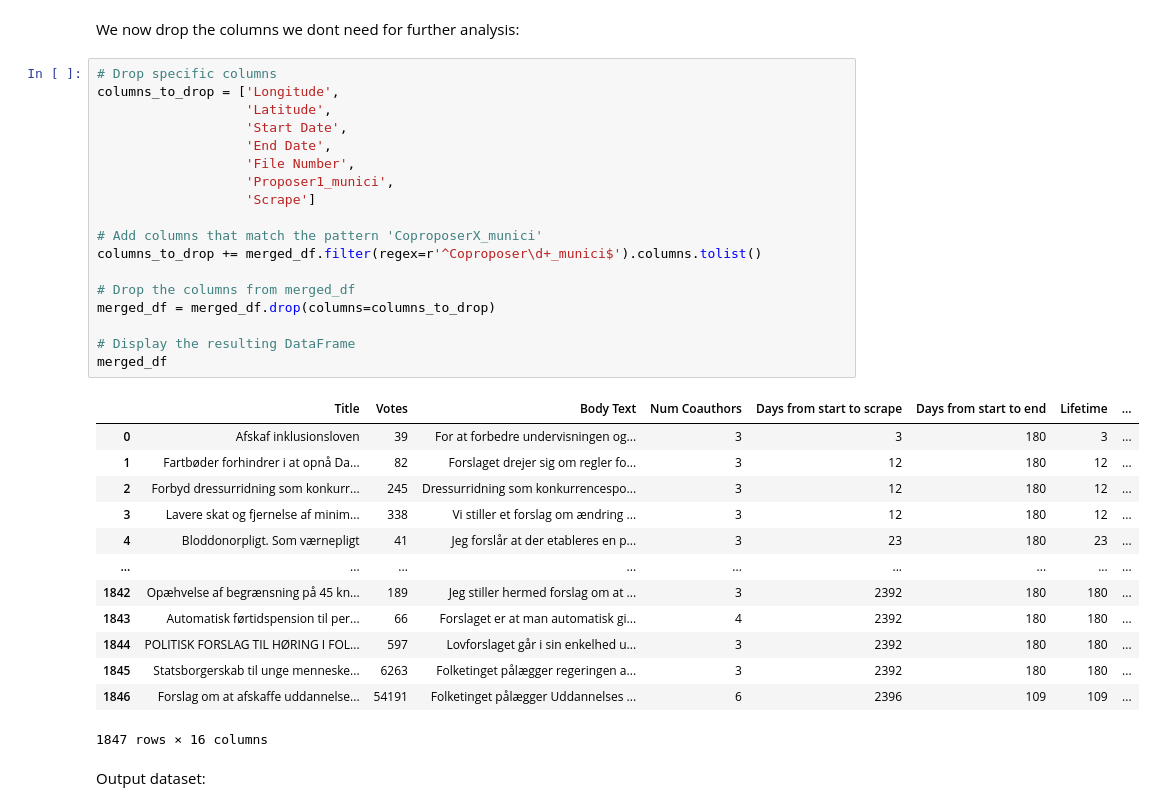
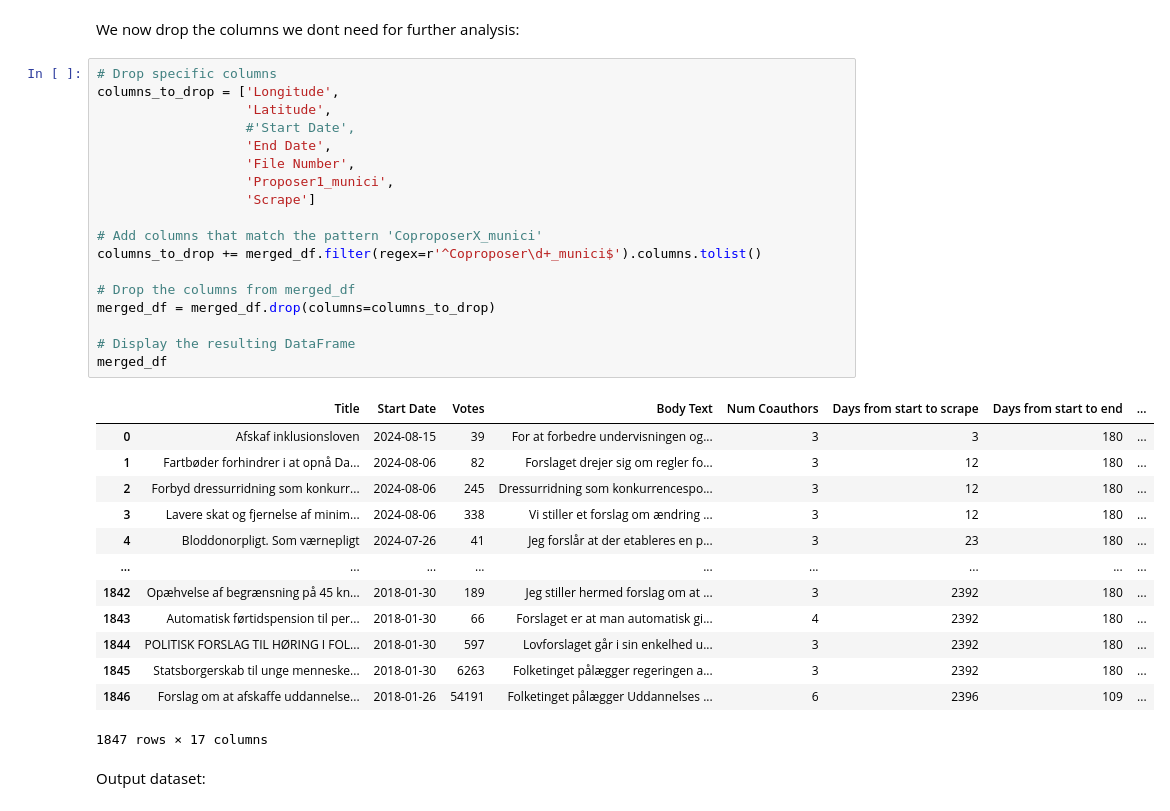
Before and after one commit to mcp656/ISDS-2024, a Jupyter notebook: Project/Borgerforslag 2 - Data.ipynb, the cells around one changed output. Drawn from its saved outputs; the diff is of its cells as text.

```diff
--- a/Project/Borgerforslag 2 - Data.ipynb
+++ b/Project/Borgerforslag 2 - Data.ipynb
@@ -697,35 +697,35 @@ We now drop the columns we dont need for further analysis:
 # %%
 # Drop specific columns
 columns_to_drop = ['Longitude',
                    'Latitude',
-                   'Start Date',
+                   #'Start Date',
                    'End Date',
                    'File Number',
                    'Proposer1_munici',
                    'Scrape']
 
 # Add columns that match the pattern 'CoproposerX_munici'
 columns_to_drop += merged_df.filter(regex=r'^Coproposer\d+_munici$').columns.tolist()
 
 # Drop the columns from merged_df
 merged_df = merged_df.drop(columns=columns_to_drop)
 
 # Display the resulting DataFrame
 merged_df
 # %% [output]
-|  | Title | Votes | Body Text | Num Coauthors | Days from start to scrape | Days from start to end | Lifetime | ... |
-| 0 | Afskaf inklusionsloven | 39 | For at forbedre undervisningen og... | 3 | 3 | 180 | 3 | ... |
-| 1 | Fartbøder forhindrer i at opnå Da... | 82 | Forslaget drejer sig om regler fo... | 3 | 12 | 180 | 12 | ... |
-| 2 | Forbyd dressurridning som konkurr... | 245 | Dressurridning som konkurrencespo... | 3 | 12 | 180 | 12 | ... |
-| 3 | Lavere skat og fjernelse af minim... | 338 | Vi stiller et forslag om ændring ... | 3 | 12 | 180 | 12 | ... |
-| 4 | Bloddonorpligt. Som værnepligt | 41 | Jeg forslår at der etableres en p... | 3 | 23 | 180 | 23 | ... |
+|  | Title | Start Date | Votes | Body Text | Num Coauthors | Days from start to scrape | Days from start to end | ... |
+| 0 | Afskaf inklusionsloven | 2024-08-15 | 39 | For at forbedre undervisningen og... | 3 | 3 | 180 | ... |
+| 1 | Fartbøder forhindrer i at opnå Da... | 2024-08-06 | 82 | Forslaget drejer sig om regler fo... | 3 | 12 | 180 | ... |
+| 2 | Forbyd dressurridning som konkurr... | 2024-08-06 | 245 | Dressurridning som konkurrencespo... | 3 | 12 | 180 | ... |
+| 3 | Lavere skat og fjernelse af minim... | 2024-08-06 | 338 | Vi stiller et forslag om ændring ... | 3 | 12 | 180 | ... |
+| 4 | Bloddonorpligt. Som værnepligt | 2024-07-26 | 41 | Jeg forslår at der etableres en p... | 3 | 23 | 180 | ... |
 | ... | ... | ... | ... | ... | ... | ... | ... | ... |
-| 1842 | Opæhvelse af begrænsning på 45 kn... | 189 | Jeg stiller hermed forslag om at ... | 3 | 2392 | 180 | 180 | ... |
-| 1843 | Automatisk førtidspension til per... | 66 | Forslaget er at man automatisk gi... | 4 | 2392 | 180 | 180 | ... |
-| 1844 | POLITISK FORSLAG TIL HØRING I FOL... | 597 | Lovforslaget går i sin enkelhed u... | 3 | 2392 | 180 | 180 | ... |
-| 1845 | Statsborgerskab til unge menneske... | 6263 | Folketinget pålægger regeringen a... | 3 | 2392 | 180 | 180 | ... |
-| 1846 | Forslag om at afskaffe uddannelse... | 54191 | Folketinget pålægger Uddannelses ... | 6 | 2396 | 109 | 109 | ... |
+| 1842 | Opæhvelse af begrænsning på 45 kn... | 2018-01-30 | 189 | Jeg stiller hermed forslag om at ... | 3 | 2392 | 180 | ... |
+| 1843 | Automatisk førtidspension til per... | 2018-01-30 | 66 | Forslaget er at man automatisk gi... | 4 | 2392 | 180 | ... |
+| 1844 | POLITISK FORSLAG TIL HØRING I FOL... | 2018-01-30 | 597 | Lovforslaget går i sin enkelhed u... | 3 | 2392 | 180 | ... |
+| 1845 | Statsborgerskab til unge menneske... | 2018-01-30 | 6263 | Folketinget pålægger regeringen a... | 3 | 2392 | 180 | ... |
+| 1846 | Forslag om at afskaffe uddannelse... | 2018-01-26 | 54191 | Folketinget pålægger Uddannelses ... | 6 | 2396 | 109 | ... |
-1847 rows × 16 columns
+1847 rows × 17 columns
 # %% [markdown]
 Output dataset:
 # %%
```
Also changed, not shown: 7 other files.
